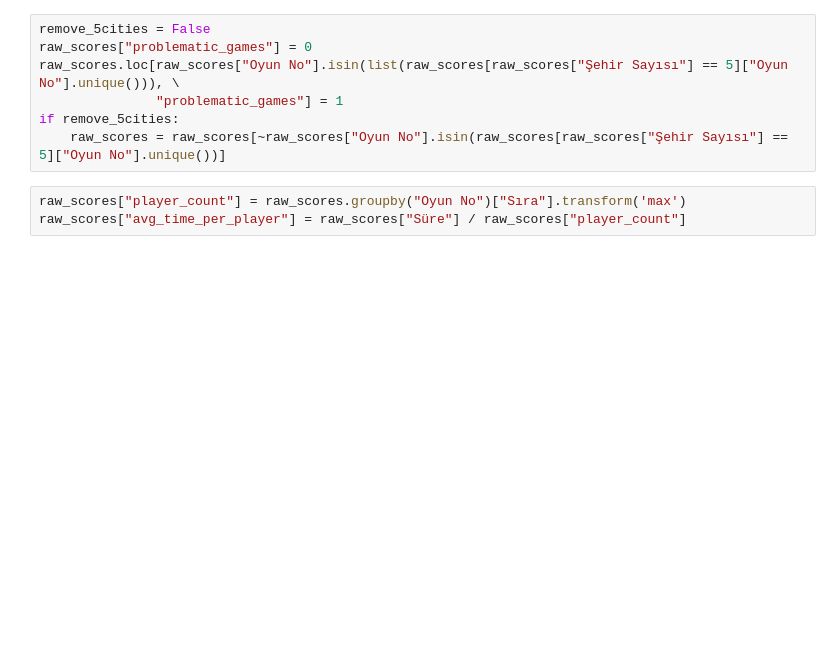
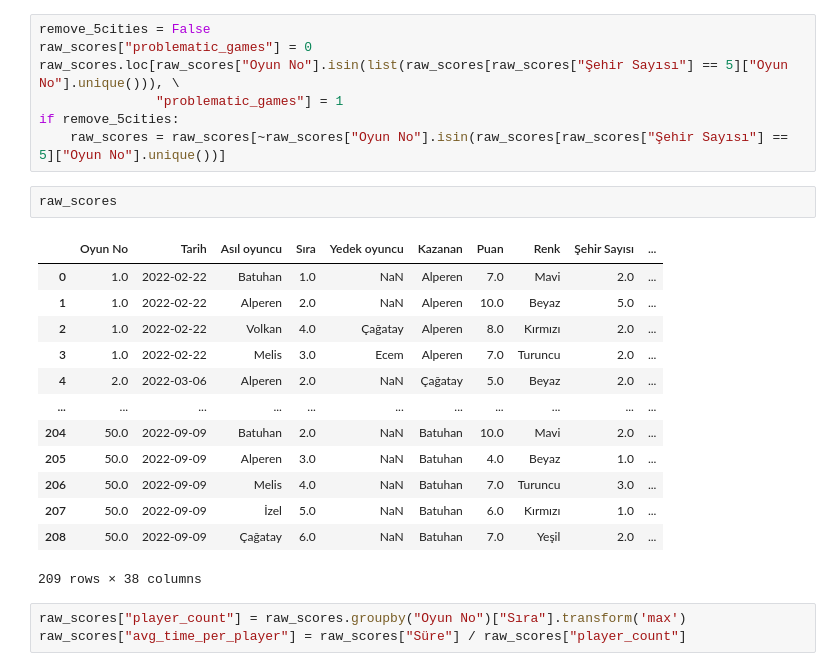
Before and after one commit to koftezz/the-settlers-of-catan, a Jupyter notebook: The Settlers of Catan Board Game.ipynb, the cells around one changed output. Drawn from its saved outputs; the diff is of its cells as text; blank space fills up the shorter version.

```diff
--- a/The Settlers of Catan Board Game.ipynb
+++ b/The Settlers of Catan Board Game.ipynb
@@ -18,6 +18,22 @@ raw_scores.loc[raw_scores["Oyun No"].isin(list(raw_scores[raw_scores["Şehir Say
                "problematic_games"] = 1
 if remove_5cities:
     raw_scores = raw_scores[~raw_scores["Oyun No"].isin(raw_scores[raw_scores["Şehir Sayısı"] == 5]["Oyun No"].unique())]
+# %%
+raw_scores
+# %% [output]
+|  | Oyun No | Tarih | Asıl oyuncu | Sıra | Yedek oyuncu | Kazanan | Puan | Renk | Şehir Sayısı | ... |
+| 0 | 1.0 | 2022-02-22 | Batuhan | 1.0 | NaN | Alperen | 7.0 | Mavi | 2.0 | ... |
+| 1 | 1.0 | 2022-02-22 | Alperen | 2.0 | NaN | Alperen | 10.0 | Beyaz | 5.0 | ... |
+| 2 | 1.0 | 2022-02-22 | Volkan | 4.0 | Çağatay | Alperen | 8.0 | Kırmızı | 2.0 | ... |
+| 3 | 1.0 | 2022-02-22 | Melis | 3.0 | Ecem | Alperen | 7.0 | Turuncu | 2.0 | ... |
+| 4 | 2.0 | 2022-03-06 | Alperen | 2.0 | NaN | Çağatay | 5.0 | Beyaz | 2.0 | ... |
+| ... | ... | ... | ... | ... | ... | ... | ... | ... | ... | ... |
+| 204 | 50.0 | 2022-09-09 | Batuhan | 2.0 | NaN | Batuhan | 10.0 | Mavi | 2.0 | ... |
+| 205 | 50.0 | 2022-09-09 | Alperen | 3.0 | NaN | Batuhan | 4.0 | Beyaz | 1.0 | ... |
+| 206 | 50.0 | 2022-09-09 | Melis | 4.0 | NaN | Batuhan | 7.0 | Turuncu | 3.0 | ... |
+| 207 | 50.0 | 2022-09-09 | İzel | 5.0 | NaN | Batuhan | 6.0 | Kırmızı | 1.0 | ... |
+| 208 | 50.0 | 2022-09-09 | Çağatay | 6.0 | NaN | Batuhan | 7.0 | Yeşil | 2.0 | ... |
+209 rows × 38 columns
 # %%
 raw_scores["player_count"] = raw_scores.groupby("Oyun No")["Sıra"].transform('max')
 raw_scores["avg_time_per_player"] = raw_scores["Süre"] / raw_scores["player_count"]
```
Also changed, not shown: parts of 21 cells of this notebook.
